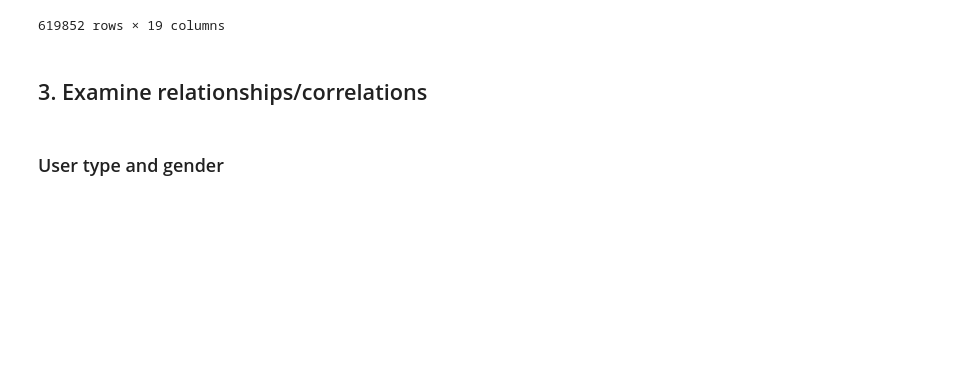
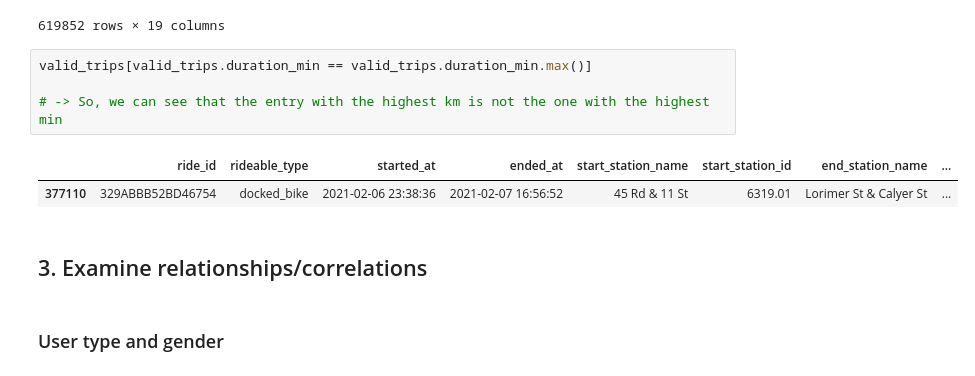
Before and after one commit to francheska-vicente/datapre-notebooks, a Jupyter notebook: 05 - EDA-inclass.ipynb, the cells around one changed output. Cells and saved outputs as stored; diff of their text form; blank space fills up the shorter version.

```diff
--- a/05 - EDA-inclass.ipynb
+++ b/05 - EDA-inclass.ipynb
@@ -737,6 +768,13 @@ valid_trips[valid_trips['distance_km'] < valid_trips.distance_km.mean() + (3 * v
 | 649981 | D665B8623FC01285 | docked_bike | 2021-02-25 09:00:41 | 2021-02-25 09:13:56 | Bedford Ave & Bergen St | 4066.15 | Cedar St & Evergreen Ave | ... |
 | 649982 | 08A07BB378B0FE2F | docked_bike | 2021-02-08 13:31:57 | 2021-02-08 13:50:45 | Berkeley Pl & 7 Ave | 4051.01 | Clinton St & Tillary St | ... |
 619852 rows × 19 columns
+# %%
+valid_trips[valid_trips.duration_min == valid_trips.duration_min.max()]
+
+# -> So, we can see that the entry with the highest km is not the one with the highest min
+# %% [output]
+|  | ride_id | rideable_type | started_at | ended_at | start_station_name | start_station_id | end_station_name | ... |
+| 377110 | 329ABBB52BD46754 | docked_bike | 2021-02-06 23:38:36 | 2021-02-07 16:56:52 | 45 Rd & 11 St | 6319.01 | Lorimer St & Calyer St | ... |
 # %% [markdown]
 ## 3. Examine relationships/correlations
 # %% [markdown]
```
Also changed, not shown: parts of 23 cells of this notebook.
